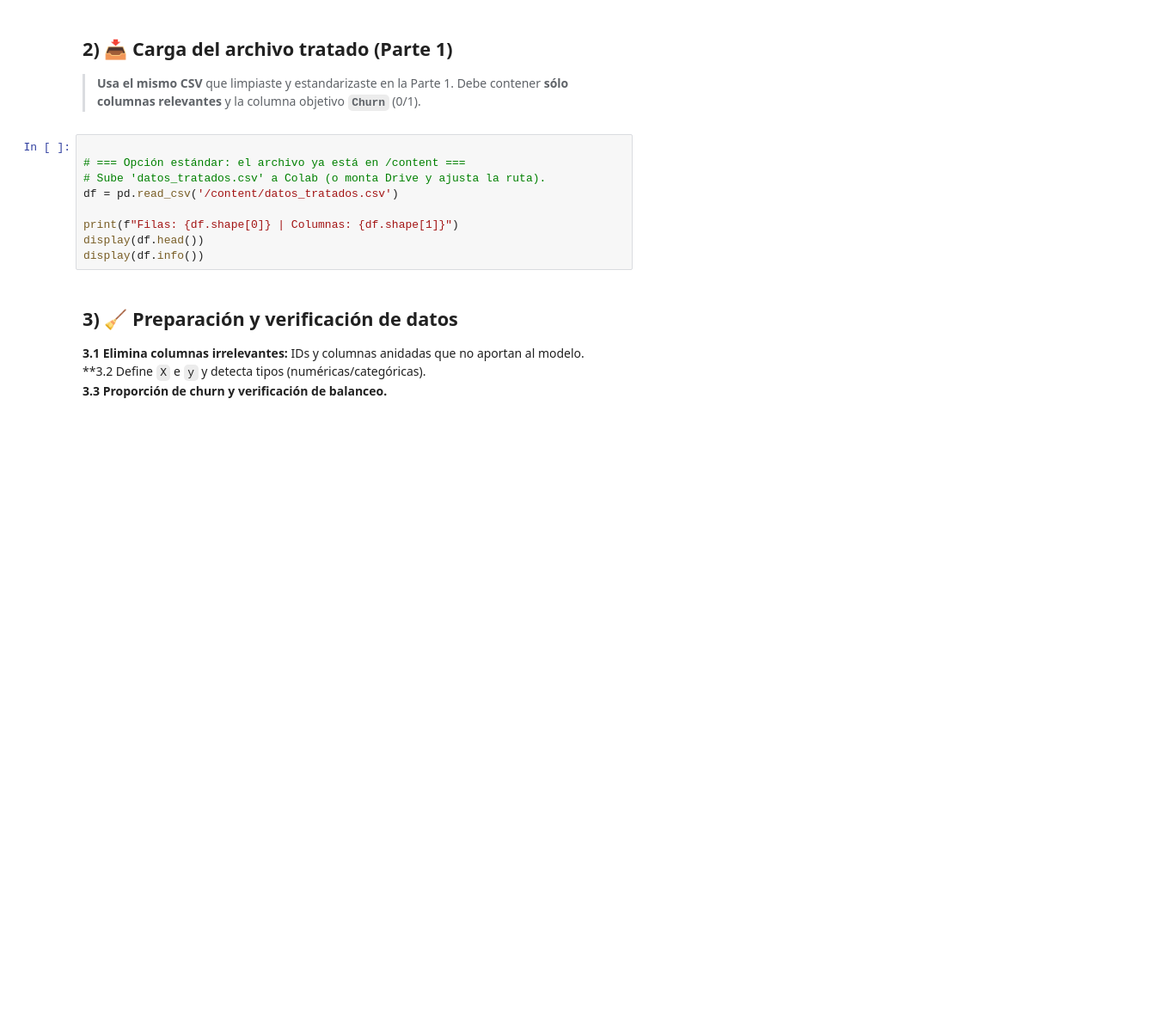
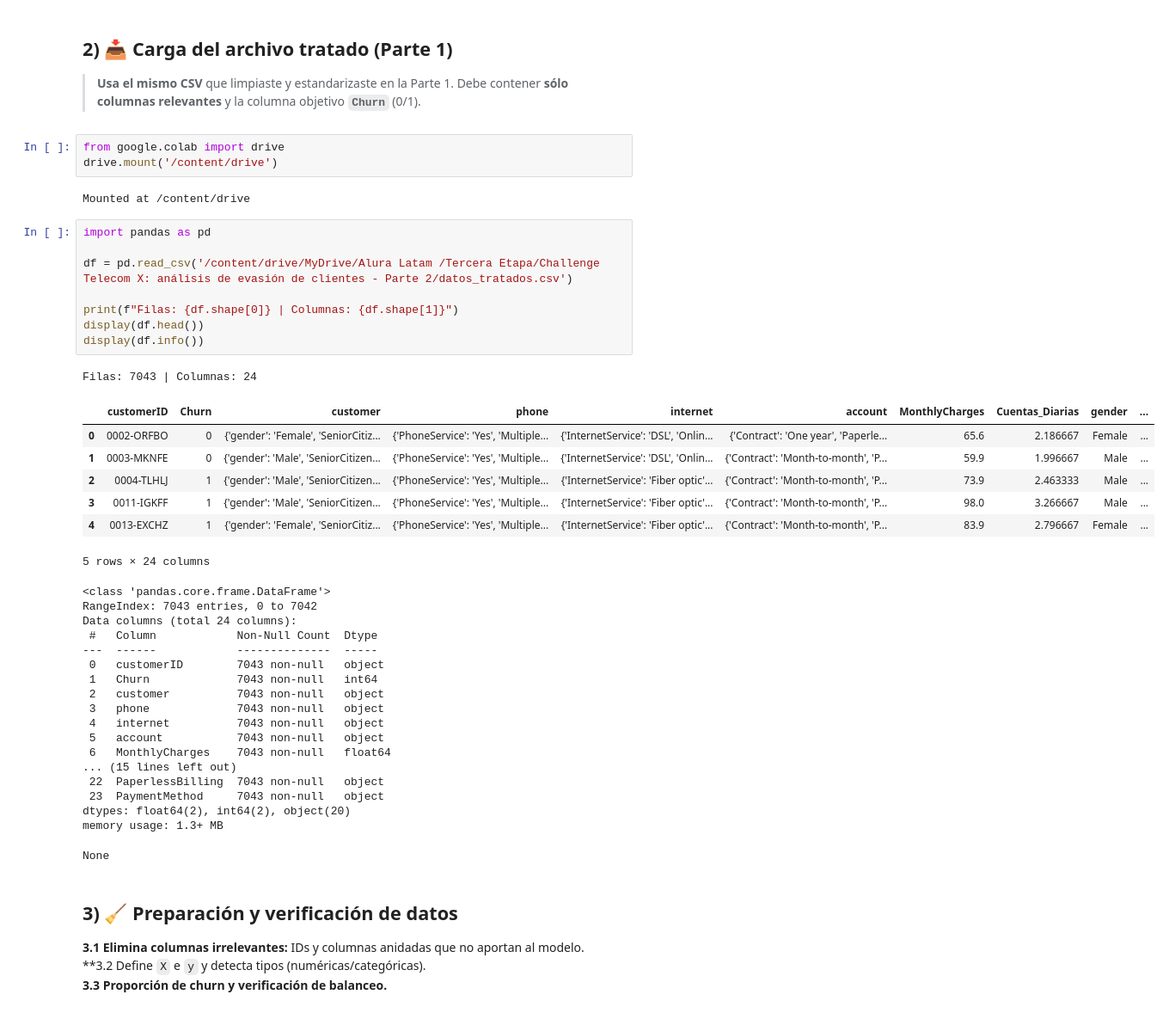
Before and after one commit to GabArg/telecomx-churn, a Jupyter notebook: TelecomX_Parte2_Churn_EXT.ipynb, the cells around one changed output. Shown at 86% size. Drawn from its saved outputs; the diff is of its cells as text; blank space fills up the shorter version.

```diff
--- a/TelecomX_Parte2_Churn_EXT.ipynb
+++ b/TelecomX_Parte2_Churn_EXT.ipynb
@@ -51,15 +48,46 @@ plt.rcParams['figure.figsize'] = (7,5)
 ## 2) 📥 Carga del archivo tratado (Parte 1)
 
 > **Usa el mismo CSV** que limpiaste y estandarizaste en la Parte 1. Debe contener **sólo columnas relevantes** y la columna objetivo **`Churn`** (0/1).
+# %%
+from google.colab import drive
+drive.mount('/content/drive')
+# %% [output]
+Mounted at /content/drive
 # %%
+import pandas as pd
 
-# === Opción estándar: el archivo ya está en /content ===
-# Sube 'datos_tratados.csv' a Colab (o monta Drive y ajusta la ruta).
-df = pd.read_csv('/content/datos_tratados.csv')
+df = pd.read_csv('/content/drive/MyDrive/Alura Latam /Tercera Etapa/Challenge Telecom X: análisis de evasión de clientes - Parte 2/datos_tratados.csv')
 
 print(f"Filas: {df.shape[0]} | Columnas: {df.shape[1]}")
 display(df.head())
 display(df.info())
+# %% [output]
+Filas: 7043 | Columnas: 24
+|  | customerID | Churn | customer | phone | internet | account | MonthlyCharges | Cuentas_Diarias | gender | ... |
+| 0 | 0002-ORFBO | 0 | {'gender': 'Female', 'SeniorCitiz... | {'PhoneService': 'Yes', 'Multiple... | {'InternetService': 'DSL', 'Onlin... | {'Contract': 'One year', 'Paperle... | 65.6 | 2.186667 | Female | ... |
+| 1 | 0003-MKNFE | 0 | {'gender': 'Male', 'SeniorCitizen... | {'PhoneService': 'Yes', 'Multiple... | {'InternetService': 'DSL', 'Onlin... | {'Contract': 'Month-to-month', 'P... | 59.9 | 1.996667 | Male | ... |
+| 2 | 0004-TLHLJ | 1 | {'gender': 'Male', 'SeniorCitizen... | {'PhoneService': 'Yes', 'Multiple... | {'InternetService': 'Fiber optic'... | {'Contract': 'Month-to-month', 'P... | 73.9 | 2.463333 | Male | ... |
+| 3 | 0011-IGKFF | 1 | {'gender': 'Male', 'SeniorCitizen... | {'PhoneService': 'Yes', 'Multiple... | {'InternetService': 'Fiber optic'... | {'Contract': 'Month-to-month', 'P... | 98.0 | 3.266667 | Male | ... |
+| 4 | 0013-EXCHZ | 1 | {'gender': 'Female', 'SeniorCitiz... | {'PhoneService': 'Yes', 'Multiple... | {'InternetService': 'Fiber optic'... | {'Contract': 'Month-to-month', 'P... | 83.9 | 2.796667 | Female | ... |
+5 rows × 24 columns
+<class 'pandas.core.frame.DataFrame'>
+RangeIndex: 7043 entries, 0 to 7042
+Data columns (total 24 columns):
+ #   Column            Non-Null Count  Dtype
+---  ------            --------------  -----
+ 0   customerID        7043 non-null   object
+ 1   Churn             7043 non-null   int64
+ 2   customer          7043 non-null   object
+ 3   phone             7043 non-null   object
+ 4   internet          7043 non-null   object
+ 5   account           7043 non-null   object
+ 6   MonthlyCharges    7043 non-null   float64
+... (15 lines left out)
+ 22  PaperlessBilling  7043 non-null   object
+ 23  PaymentMethod     7043 non-null   object
+dtypes: float64(2), int64(2), object(20)
+memory usage: 1.3+ MB
+None
 # %% [markdown]
 
 ## 3) 🧹 Preparación y verificación de datos
```
Also changed, not shown: parts of 20 cells of this notebook.
